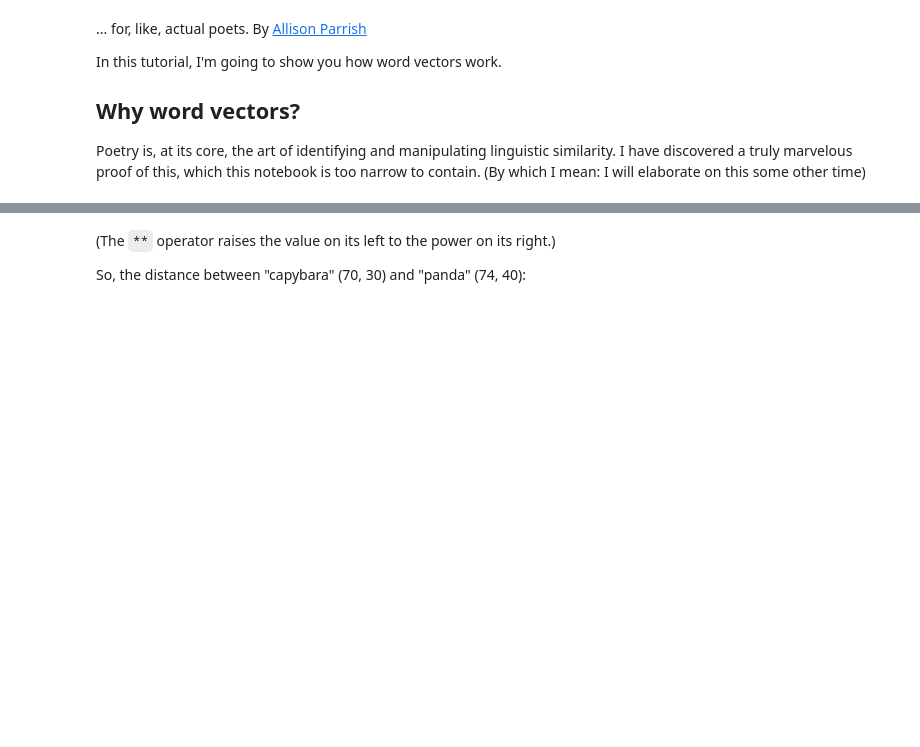
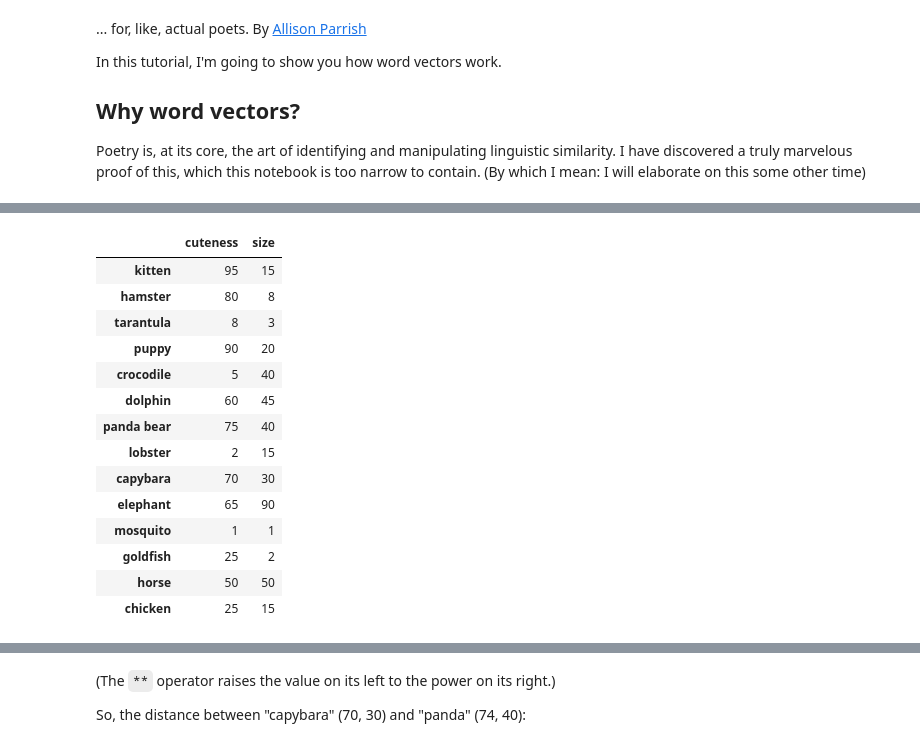
Before and after one commit to aparrish/rwet, a Jupyter notebook: understanding-word-vectors.ipynb, the cells around one changed output, grey strips where cells are left out. Cells and saved outputs as stored; diff of their text form; code cells hidden in the pictures; blank space fills up the shorter version.

```diff
--- a/understanding-word-vectors.ipynb
+++ b/understanding-word-vectors.ipynb
@@ -11 +42,23 @@ Poetry is, at its core, the art of identifying and manipulating linguistic simil
+# %%
+df = pd.DataFrame(animals,
+                  columns=['cuteness', 'size'],
+                  index=[row['name'] for row in animals])
+# %%
+df
+# %% [output]
+|  | cuteness | size |
+| kitten | 95 | 15 |
+| hamster | 80 | 8 |
+| tarantula | 8 | 3 |
+| puppy | 90 | 20 |
+| crocodile | 5 | 40 |
+| dolphin | 60 | 45 |
+| panda bear | 75 | 40 |
+| lobster | 2 | 15 |
+| capybara | 70 | 30 |
+| elephant | 65 | 90 |
+| mosquito | 1 | 1 |
+| goldfish | 25 | 2 |
+| horse | 50 | 50 |
+| chicken | 25 | 15 |
 # %% [markdown]
```
Also changed, not shown: parts of 129 cells of this notebook.
